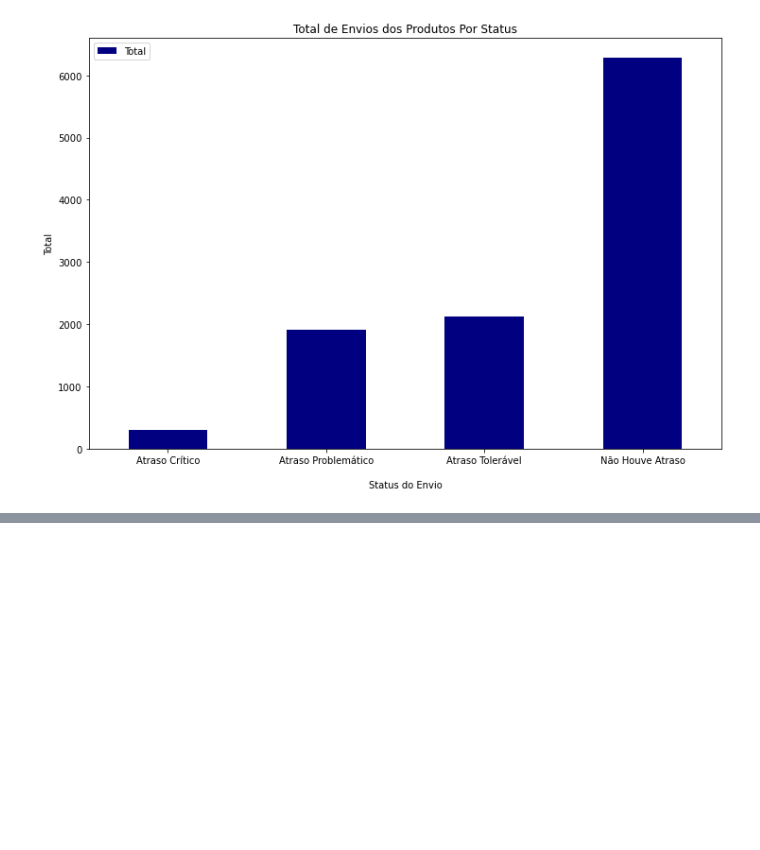
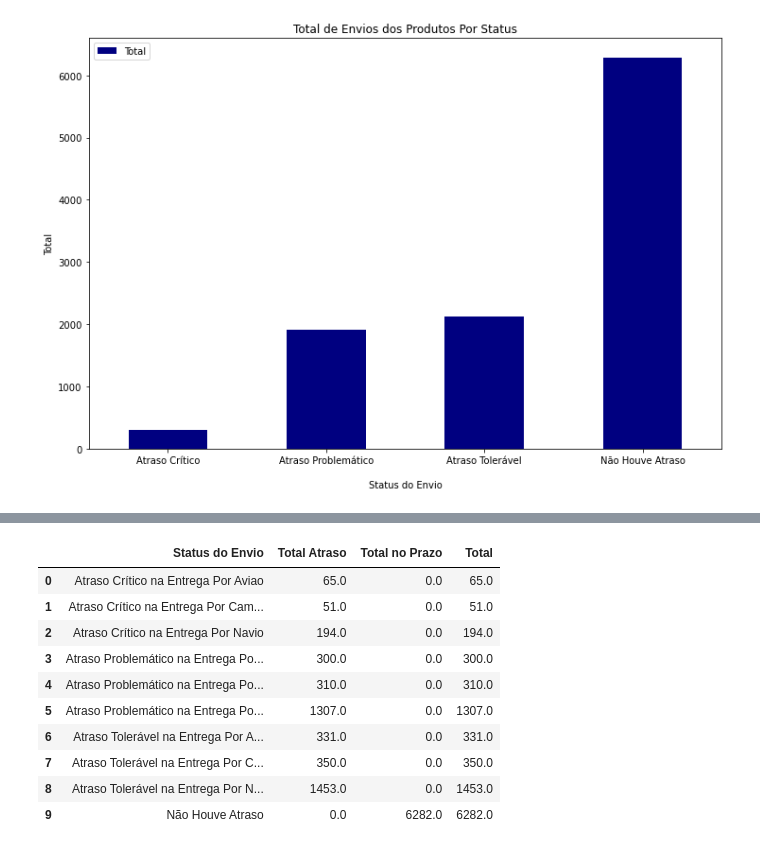
Before and after one commit to sandromzljr/Engenharia-Atributos, a Jupyter notebook: EngenhariaAtributos.ipynb, the cells around one changed output, grey strips where cells are left out. Cells and saved outputs as stored; diff of their text form; code cells hidden in the pictures; blank space fills up the shorter version.

```diff
--- a/EngenhariaAtributos.ipynb
+++ b/EngenhariaAtributos.ipynb
@@ -586,0 +682,4 @@ plt.show()
+# %%
+# Ajustando nome das colunas
+df_report2.columns = ['performance_modo_envio', 'entregue_no_prazo', 'contagem']
+df_report2.head(10)
@@ -586,0 +698,6 @@ plt.show()
+# %%
+df_report2 = pd.pivot_table(df_report2,
+                            index = 'performance_modo_envio',
+                            columns = 'entregue_no_prazo',
+                            values = 'contagem').reset_index()
+df_report2.head(10)
@@ -586,0 +748,16 @@ plt.show()
+# %%
+# Concatenando colunas para criar uma terceira variável.
+df_report2["Total"] = df_report2["Total Atraso"] + df_report2["Total no Prazo"]
+df_report2.head(10)
+# %% [output]
+|  | Status do Envio | Total Atraso | Total no Prazo | Total |
+| 0 | Atraso Crítico na Entrega Por Aviao | 65.0 | 0.0 | 65.0 |
+| 1 | Atraso Crítico na Entrega Por Cam... | 51.0 | 0.0 | 51.0 |
+| 2 | Atraso Crítico na Entrega Por Navio | 194.0 | 0.0 | 194.0 |
+| 3 | Atraso Problemático na Entrega Po... | 300.0 | 0.0 | 300.0 |
+| 4 | Atraso Problemático na Entrega Po... | 310.0 | 0.0 | 310.0 |
+| 5 | Atraso Problemático na Entrega Po... | 1307.0 | 0.0 | 1307.0 |
+| 6 | Atraso Tolerável na Entrega Por A... | 331.0 | 0.0 | 331.0 |
+| 7 | Atraso Tolerável na Entrega Por C... | 350.0 | 0.0 | 350.0 |
+| 8 | Atraso Tolerável na Entrega Por N... | 1453.0 | 0.0 | 1453.0 |
+| 9 | Não Houve Atraso | 0.0 | 6282.0 | 6282.0 |
```
Also changed, not shown: parts of 17 cells of this notebook.
